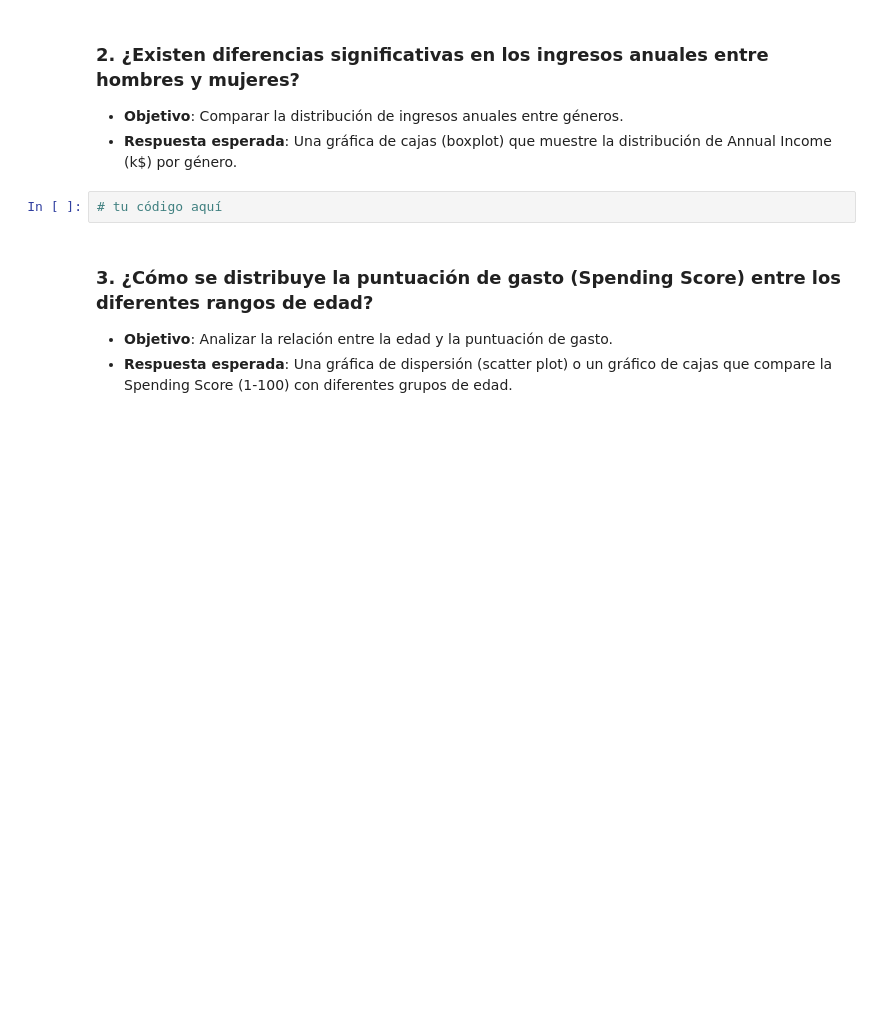
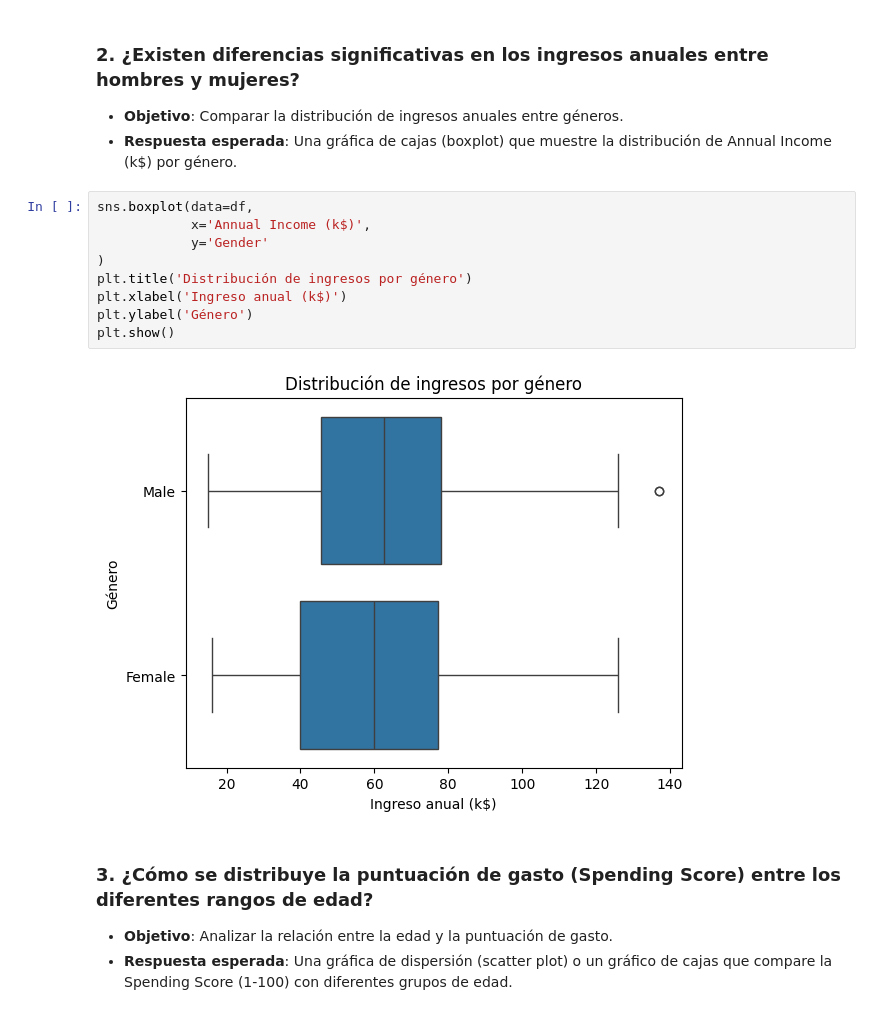
Before and after one commit to alfredo2501198/aprendizaje_no_supervizado, a Jupyter notebook: 1_EDA.ipynb, the cells around one changed output. Cells and saved outputs as stored; diff of their text form; blank space fills up the shorter version.

```diff
--- a/1_EDA.ipynb
+++ b/1_EDA.ipynb
@@ -33,7 +40,16 @@ plt.show()
 - **Objetivo**: Comparar la distribución de ingresos anuales entre géneros.
 - **Respuesta esperada**: Una gráfica de cajas (boxplot) que muestre la distribución de Annual Income (k$) por género.
 # %%
-# tu código aquí
+sns.boxplot(data=df,
+            x='Annual Income (k$)',
+            y='Gender'
+)
+plt.title('Distribución de ingresos por género')
+plt.xlabel('Ingreso anual (k$)')
+plt.ylabel('Género')
+plt.show()
+# %% [output]
+[figure, added]
 # %% [markdown]
 ### 3. ¿Cómo se distribuye la puntuación de gasto (Spending Score) entre los diferentes rangos de edad?
 - **Objetivo**: Analizar la relación entre la edad y la puntuación de gasto.
```
Also changed, not shown: parts of 21 cells of this notebook, 1 other file.
